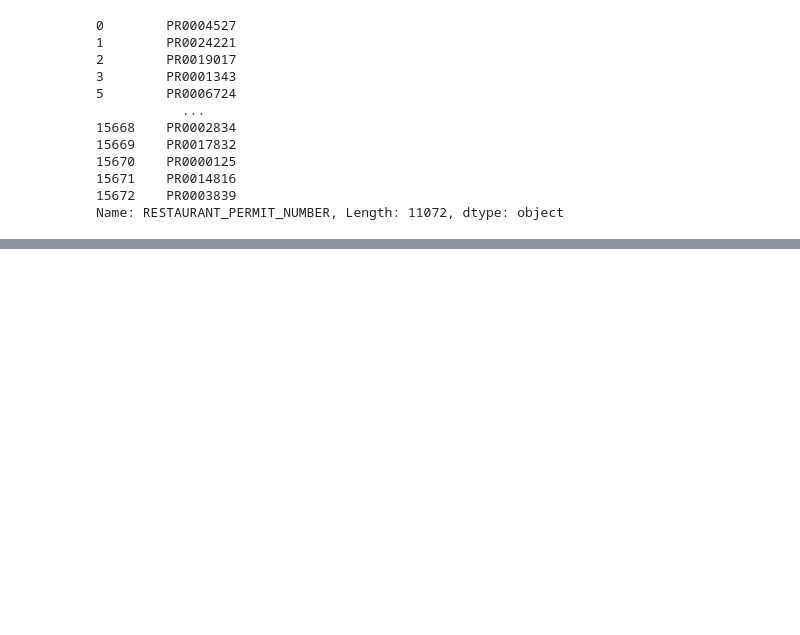
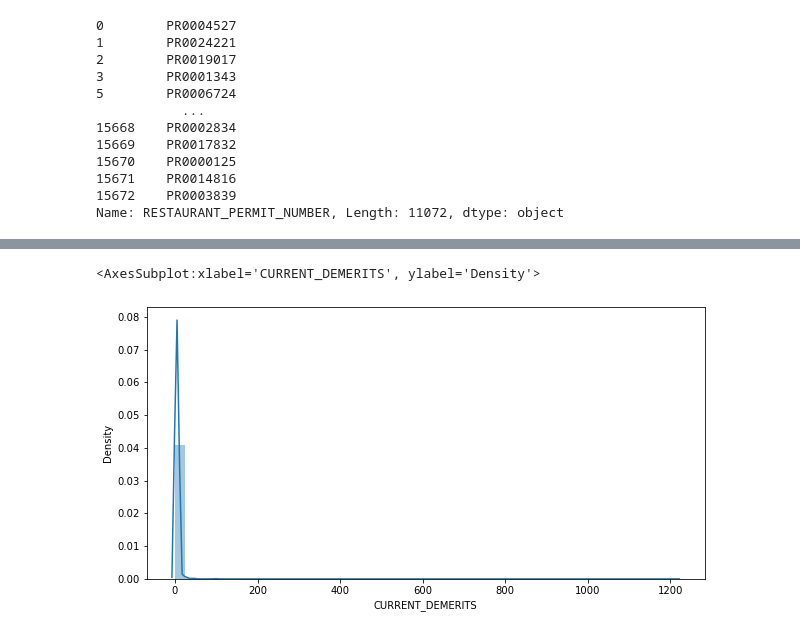
Before and after one commit to SrikarPrayaga06/NW-Modeling-Assessment, a Jupyter notebook: Solution.ipynb, the cells around one changed output, grey strips where cells are left out. Saved outputs shown, nothing was run; the diff lists cells and outputs as text; code cells hidden in the pictures; blank space fills up the shorter version.

```diff
--- a/Solution.ipynb
+++ b/Solution.ipynb
@@ -200,0 +285,6 @@ DAIRY QUEEN
+# %%
+# convert NeVaDa and Nevada? to Nevada in STATE column
+train['STATE'] = train['STATE'].str.replace('NeVaDa', 'Nevada')
+train['STATE'] = train['STATE'].str.replace('Nevada?', 'Nevada')
+# drop row with STAR TREK in STATE column
+train = train[train['STATE'] != 'Star Trek']
@@ -200,0 +345,7 @@ DAIRY QUEEN
+# %%
+# plot  CURRENT_DEMERITS column to find outliers
+plt.figure(figsize=(10,5))
+sns.distplot(train['CURRENT_DEMERITS'])
+# %% [output]
+<AxesSubplot:xlabel='CURRENT_DEMERITS', ylabel='Density'>
+[figure, added]
```
Also changed, not shown: parts of 27 cells of this notebook.
